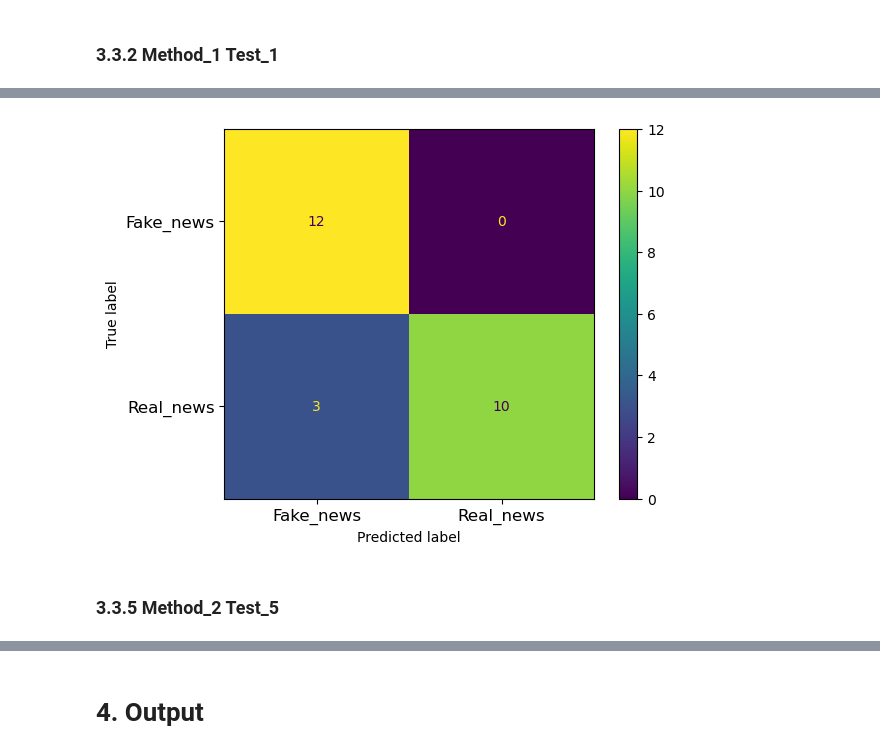
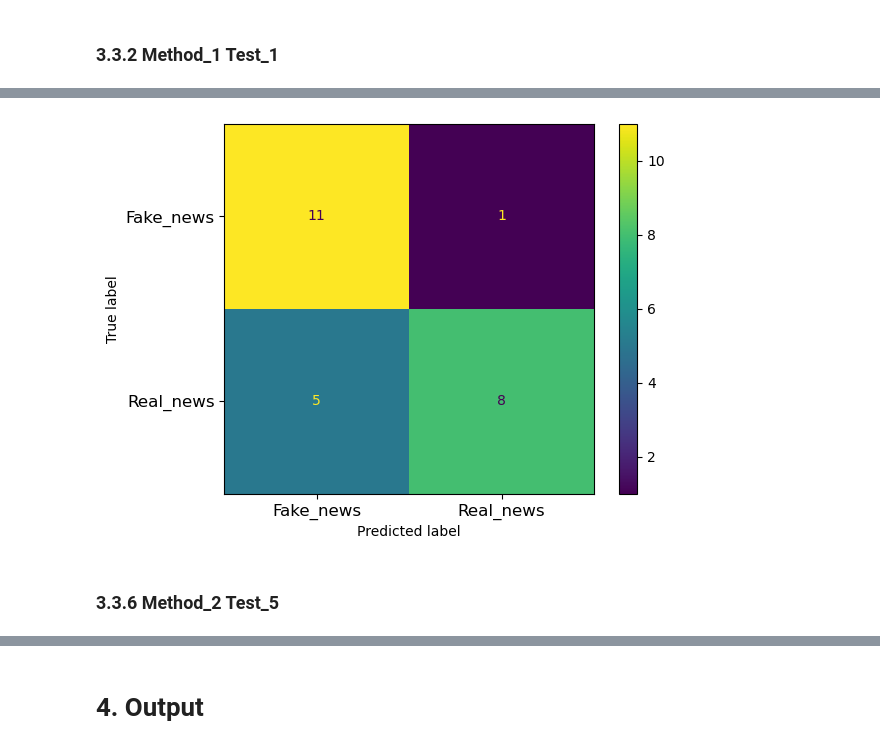
Before and after one commit to tsar1987/Capstone_Project_Three, a Jupyter notebook: Capstone_Three_Step_3_Data_Preprocessing_and_Modeling.ipynb, the cells around one changed output, grey strips where cells are left out. Cells and saved outputs as stored; diff of their text form; code cells hidden in the pictures.

```diff
--- a/Capstone_Three_Step_3_Data_Preprocessing_and_Modeling.ipynb
+++ b/Capstone_Three_Step_3_Data_Preprocessing_and_Modeling.ipynb
@@ -1257,9 +1260,0 @@ plt.show()
-# %%
-# assign X and y
-X_train = news[['char_count_text', 'word_count_text', 'avg_word_length_text', 'char_count_title',
-       'word_count_title', 'avg_word_length_title', 'year', 'day']]
-y_train = news.label
-
-X_test = test[['char_count_text', 'word_count_text', 'avg_word_length_text', 'char_count_title',
-       'word_count_title', 'avg_word_length_title', 'year', 'day']]
-y_test = test.label
@@ -1303,6 +1294,0 @@ plt.show()
-# %%
-# assign X and y
-X_train = news.text
-y_train = news.label
-X_test = test.text
-y_test = test.label
@@ -1360,6 +1328,0 @@ plt.show()
-# %%
-# assign X and y
-X_train = news.text
-y_train = news.label
-X_test = test.text
-y_test = test.label
@@ -1387,8 +1329,10 @@ LogisticRegression()
 # %%
-y_test_pred = lr_classifier.predict(tfidf_X_test)
-test_accuracy = metrics.accuracy_score(y_test, y_test_pred)
-test_recall = metrics.recall_score(y_test, y_test_pred, pos_label='real_news')
-test_precision = metrics.precision_score(y_test, y_test_pred, pos_label='real_news')
+y_test_xgb = y_test.map({'fake_news':0, 'real_news':1})
+
+y_test_pred = xgb_classifier_1.predict(X_test)
+test_accuracy = metrics.accuracy_score(y_test_xgb, y_test_pred)
+test_recall = metrics.recall_score(y_test_xgb, y_test_pred)
+test_precision = metrics.precision_score(y_test_xgb, y_test_pred)
 # %%
 print(f"The test set accuracy is {round(test_accuracy,3)}")
 print(f"The test set precision score is {round(test_precision,3)}")
@@ -1400,15 +1344,15 @@ The test set recall score is 0.769
 # %%
-cm = metrics.confusion_matrix(y_test, y_test_pred, labels = lr_classifier.classes_)
+cm = metrics.confusion_matrix(y_test_xgb, y_test_pred, labels = xgb_classifier_1.classes_)
 fig, ax = plt.subplots()
 display_cm = metrics.ConfusionMatrixDisplay(confusion_matrix = cm,
                                     display_labels = ['Fake_news', 'Real_news'])
 
 ax.set_xticks([0, 1])
 ax.set_yticks([0, 1])
 ax.set_xticklabels(labels = ['Fake_news', 'Real_news'], fontsize = 12)
 ax.set_yticklabels(labels = ['Fake_news', 'Real_news'], fontsize = 12)
 
 display_cm.plot(ax = ax)
 plt.show()
 # %% [output]
-[figure, old version]
+[figure, new version]
@@ -1415,4 +1363,4 @@ plt.show()
 # %% [markdown]
-### 3.3.5 Method_2 Test_5
+### 3.3.6 Method_2 Test_5
 # %%
 # assign X and y
```
Also changed, not shown: parts of 226 cells of this notebook.
